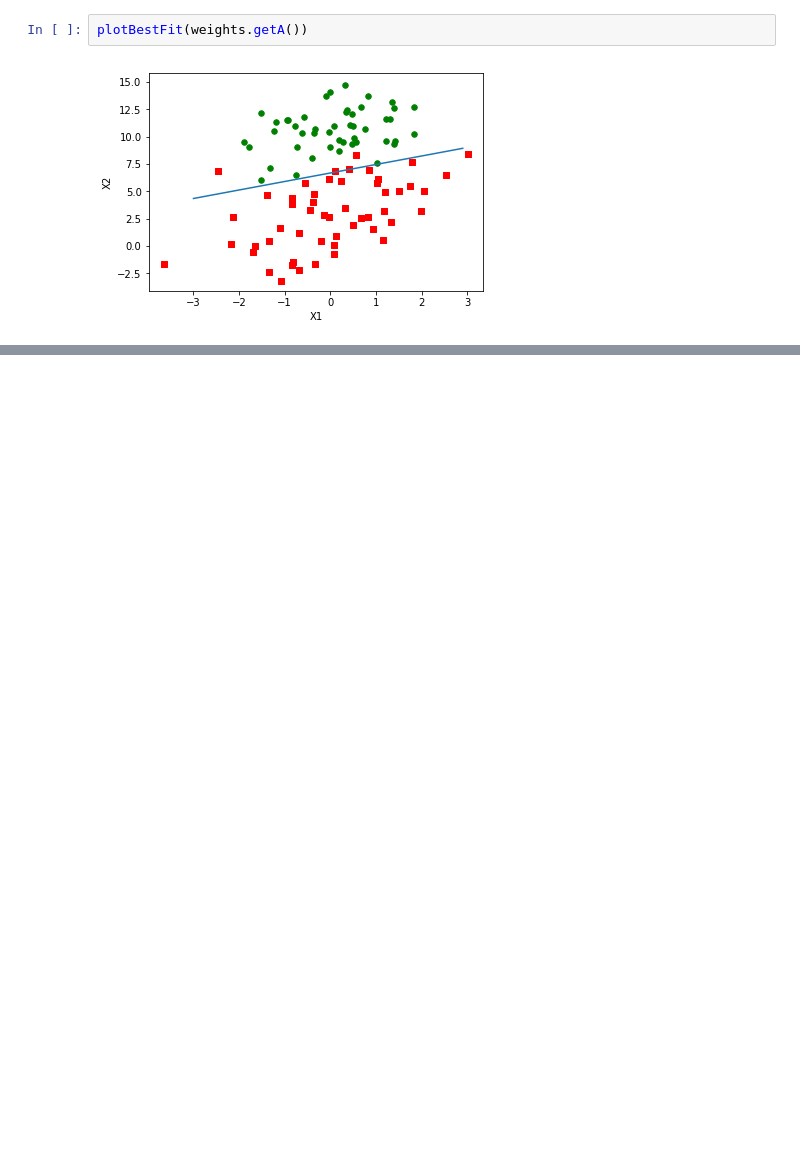
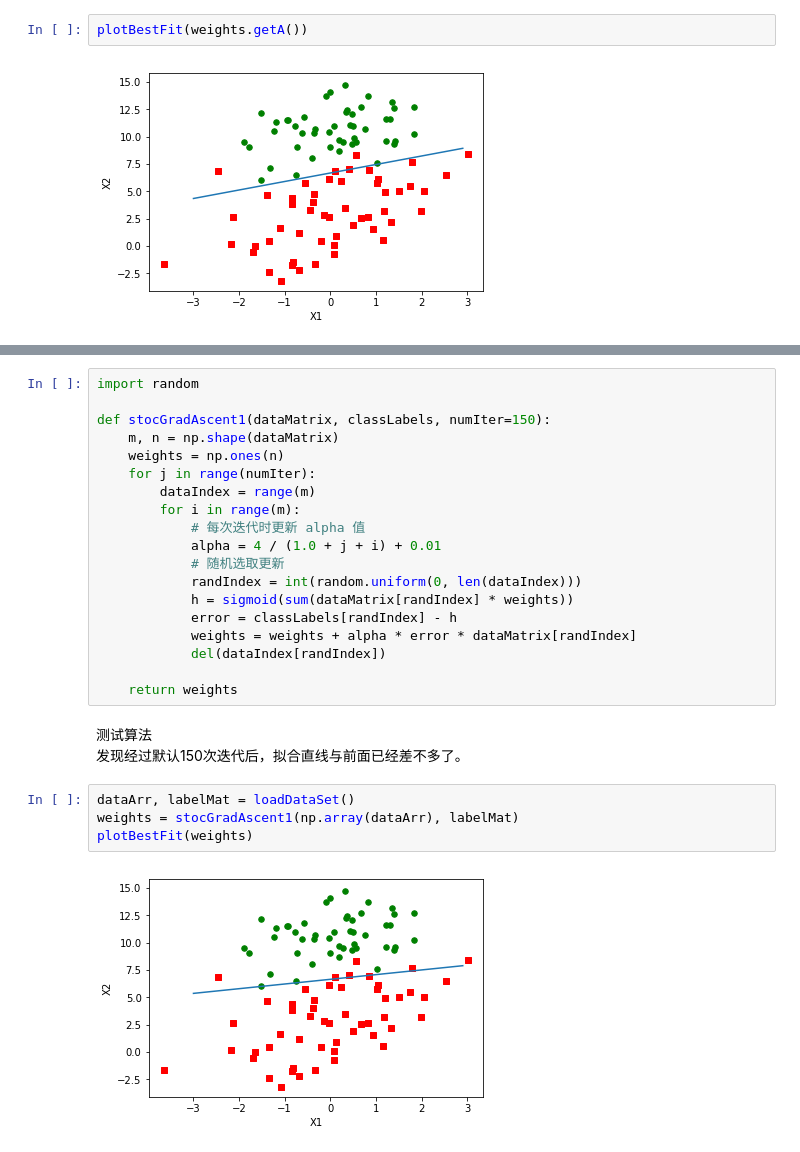
Before and after one commit to AlistairChow/ML_Learning, a Jupyter notebook: Arithmetic/Logistic Regression/Untitled.ipynb, the cells around one changed output, grey strips where cells are left out. Saved outputs shown, nothing was run; the diff lists cells and outputs as text; blank space fills up the shorter version.

```diff
--- a/Arithmetic/Logistic Regression/Untitled.ipynb
+++ b/Arithmetic/Logistic Regression/Untitled.ipynb
@@ -121,0 +169,28 @@ plotBestFit(weights.getA())
+# %%
+import random
+
+def stocGradAscent1(dataMatrix, classLabels, numIter=150):
+    m, n = np.shape(dataMatrix)
+    weights = np.ones(n)
+    for j in range(numIter):
+        dataIndex = range(m)
+        for i in range(m):
+            # 每次迭代时更新 alpha 值
+            alpha = 4 / (1.0 + j + i) + 0.01
+            # 随机选取更新
+            randIndex = int(random.uniform(0, len(dataIndex)))
+            h = sigmoid(sum(dataMatrix[randIndex] * weights))
+            error = classLabels[randIndex] - h
+            weights = weights + alpha * error * dataMatrix[randIndex]
+            del(dataIndex[randIndex])
+
+    return weights
+# %% [markdown]
+测试算法
+发现经过默认150次迭代后，拟合直线与前面已经差不多了。
+# %%
+dataArr, labelMat = loadDataSet()
+weights = stocGradAscent1(np.array(dataArr), labelMat)
+plotBestFit(weights)
+# %% [output]
+[figure, added]
```
Also changed, not shown: parts of 18 cells of this notebook, 2 other files.
